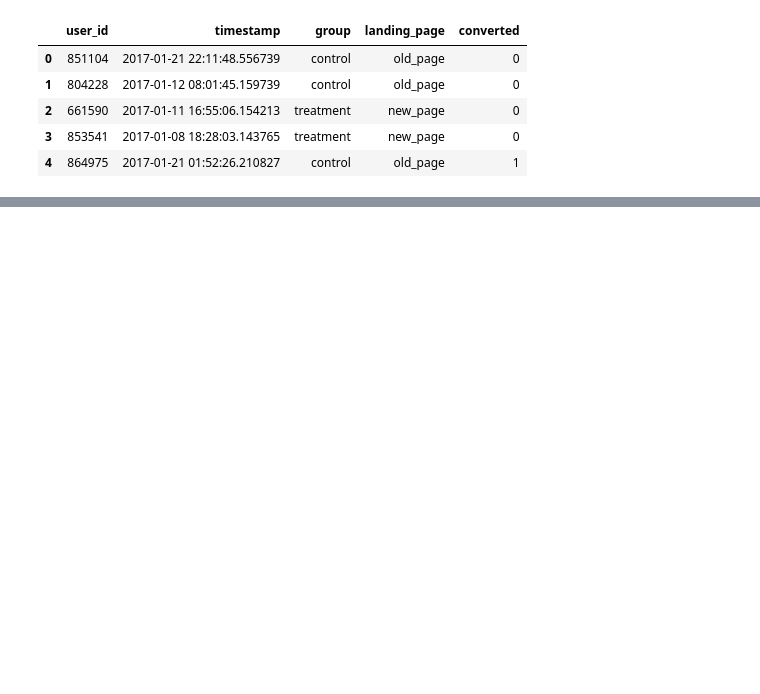
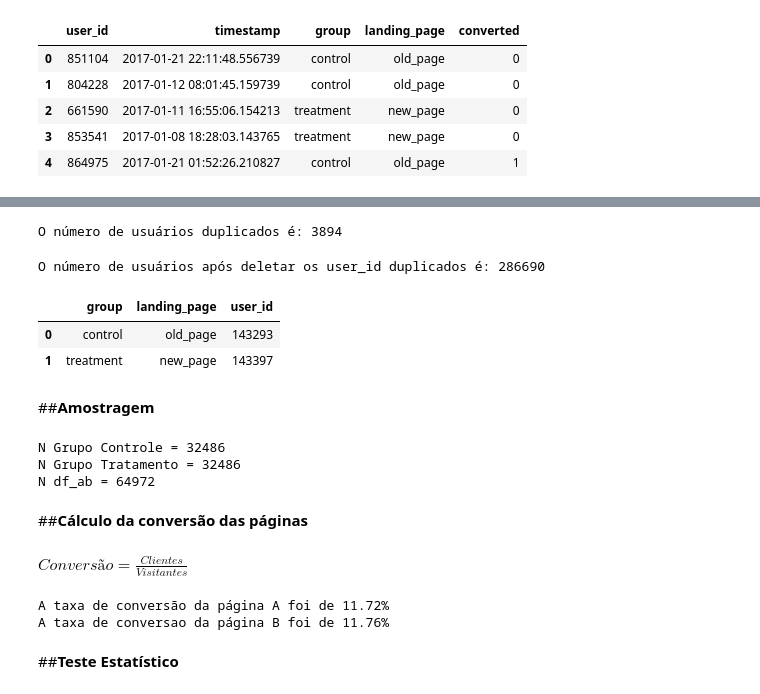
Before and after one commit to luisdzanetta/projects, a Jupyter notebook: Projeto_1_Teste_AB.ipynb, the cells around one changed output, grey strips where cells are left out. Cells and saved outputs as stored; diff of their text form; code cells hidden in the pictures; blank space fills up the shorter version.

```diff
--- a/Projeto_1_Teste_AB.ipynb
+++ b/Projeto_1_Teste_AB.ipynb
@@ -116,0 +121,65 @@ NameError: ignored
+# %%
+#Identificar valores que estão duplicados, ou seja, em ambos os grupos
+df_user_delete = df_raw[['user_id',
+                         'group',
+                         'landing_page']].groupby(['user_id']).count().reset_index().query('group > 1')
+print('O número de usuários duplicados é: %.f' %df_user_delete.shape[0])
+# %% [output]
+O número de usuários duplicados é: 3894
+# %%
+#Deletar usuários duplicados
+df1 = df_raw.drop_duplicates('user_id', keep=False)
+print('O número de usuários após deletar os user_id duplicados é: %.f' %df1.shape[0])
+# %% [output]
+O número de usuários após deletar os user_id duplicados é: 286690
+# %%
+#Check2: control = old_page & treatment = new_page
+df1[['user_id',
+        'group',
+        'landing_page']].groupby(['group',
+                                  'landing_page']).count().reset_index()
+# %% [output]
+|  | group | landing_page | user_id |
+| 0 | control | old_page | 143293 |
+| 1 | treatment | new_page | 143397 |
+# %% [markdown]
+##**Amostragem**
+# %%
+#Grupo Controle (A)
+df_gc = df1[df1['group'] == 'control'].sample(n=int(sample_size), random_state = 42)
+print('N Grupo Controle = %.f' %df_gc.shape[0])
+
+#Grupo Tratamento (B)
+df_gt = df1[df1['group'] == 'treatment'].sample(n=int(sample_size), random_state = 42)
+print('N Grupo Tratamento = %.f' %df_gt.shape[0])
+
+#Concatenar os grupos em um df
+df_ab = pd.concat([df_gc, df_gt]).reset_index(drop = True)
+print('N df_ab = %.f' %df_ab.shape[0])
+# %% [output]
+N Grupo Controle = 32486
+N Grupo Tratamento = 32486
+N df_ab = 64972
+# %% [markdown]
+##**Cálculo da conversão das páginas**
+# %% [markdown]
+${Conversão} = \frac{Clientes}{Visitantes}$
+# %%
+#Conversão página A - Controle
+clientes_gc = df_gc.loc[df_gc['converted'] == 1, 'converted'].sum()
+visitantes_gc = df_gc.shape[0]
+conversao_gc = clientes_gc / visitantes_gc
+
+print('A taxa de conversão da página A foi de {:.2f}%' .format(conversao_gc*100))
+
+#Conversão página B - Tratamento
+clientes_gt = df_gt.loc[df_gt['converted'] == 1, 'converted'].sum()
+visitantes_gt = df_gt.shape[0]
+conversao_gt = clientes_gt / visitantes_gt
+
+print('A taxa de conversao da página B foi de {:.2f}%' .format(conversao_gt*100))
+# %% [output]
+A taxa de conversão da página A foi de 11.72%
+A taxa de conversao da página B foi de 11.76%
+# %% [markdown]
+##**Teste Estatístico**
```
Also changed, not shown: parts of 24 cells of this notebook.
